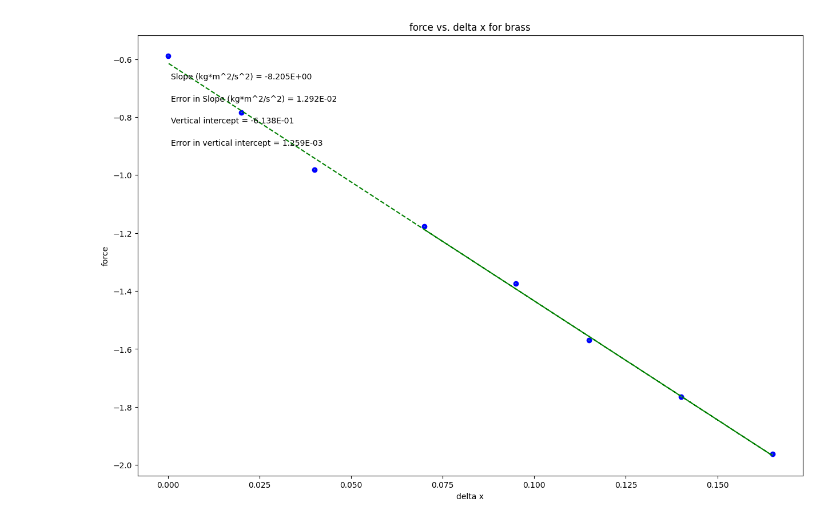
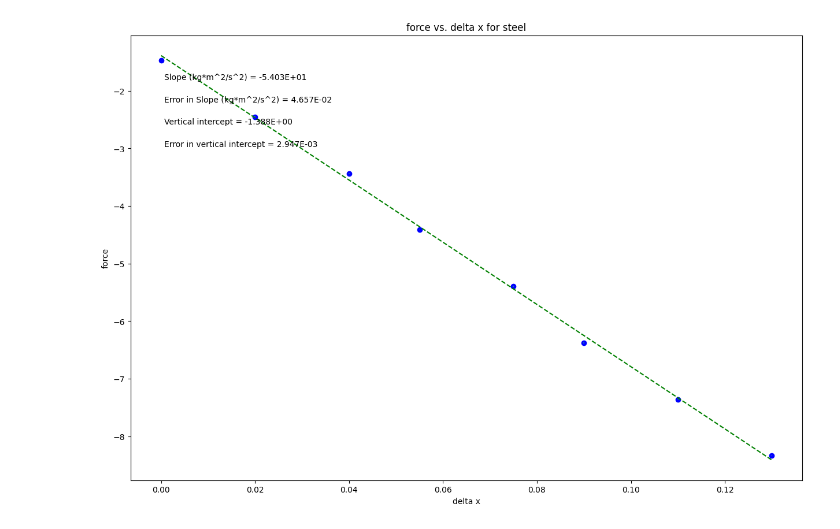
Before and after one commit to Canyonsmith-shope/physics, a Jupyter notebook: PHSXlab_plotting_template.ipynb, the cells around one changed output. Drawn from its saved outputs; the diff is of its cells as text; code cells hidden in the pictures.

```diff
--- a/PHSXlab_plotting_template.ipynb
+++ b/PHSXlab_plotting_template.ipynb
@@ -19,11 +19,11 @@ import matplotlib.pyplot as plt
 #variable names should start with a letter and must contain only letters, numbers, and underscores
 
 
-deltax = np.array([.07,.095,.115,.14,.165,.04,.02,.0])
+deltax = np.array([0,.02,.04,.055,.075,.09,.11,.13])
 
-force = np.array([-1.1772,-1.3734,-1.5696,-1.7658,-1.962,-.981,-.7848,-.5886])
+force = np.array([-1.4715,-2.4525,-3.4335,-4.4145,-5.3955,-6.3765,-7.3575,-8.3385])
 
-Sforce = np.array([.002,.002,.002,.002,.002,.002,.002,.002])
+Sforce = np.array([.004,.004,.007,.007,.007,.007,.007,.007])
 
 
 
@@ -31,13 +31,13 @@ Sforce = np.array([.002,.002,.002,.002,.002,.002,.002,.002])
 #UPDATE VARIABLE NAMES (ON RHS OF EACH EQUAL SIGN) TO MATCH VARIABLE NAMES FOR DATA ABOVE
 
 x = deltax            #this should be the array you want to plot on the x axis
-y = force             #this should be the array you want to plot on the y axis
+y = force            #this should be the array you want to plot on the y axis
 dy = Sforce       #this should be your error in y array
 
 
 #UPDATE EACH OF THESE 4 STRINGS FOR YOUR PLOT LABELS AS YOU WANT THEM TO APPEAR
 
-plot_title= 'force vs. delta x for brass'
+plot_title= 'force vs. delta x for steel'
 x_label= 'delta x'
 y_label= 'force'
 slope_units= 'kg*m^2/s^2'
@@ -92,31 +92,31 @@ elif annotation_placement==3 or annotation_placement==4:
 #Don't need to change anything in this section!
 
 #Plot data on graph. Plot error bars and place values for slope,
 #error in slope, and vertical intercept (plus error) on the plot using "annotate"
 
 plt.figure(figsize=(15,10))
 
 plt.plot(x, fit, color='green', linestyle='--')
 plt.scatter(x, y, color='blue', marker='o')
 
 plt.xlabel(x_label)
 plt.ylabel(y_label)
 plt.title(plot_title)
 
 plt.errorbar(x, y, yerr=dy, xerr=None, fmt="none") #don't need to plot x error bars
 
 plt.annotate('Slope ({}) = {value:.{digits}E}'.format(slope_units,value=m, digits=3),
              (xpos, ypos[0]), xycoords='axes fraction')
 
 plt.annotate('Error in Slope ({}) = {value:.{digits}E}'.format(slope_units,value=dm, digits=3),
              (xpos, ypos[1]), xycoords='axes fraction')
 
 plt.annotate('Vertical intercept = {value:.{digits}E}'.format(value=b, digits=3),
              (xpos, ypos[2]), xycoords='axes fraction')
 
 plt.annotate('Error in vertical intercept = {value:.{digits}E}'.format(value=db, digits=3),
              (xpos, ypos[3]), xycoords='axes fraction')
 
 plt.show()
 # %% [output]
-[figure, old version]
+[figure, new version]
```
